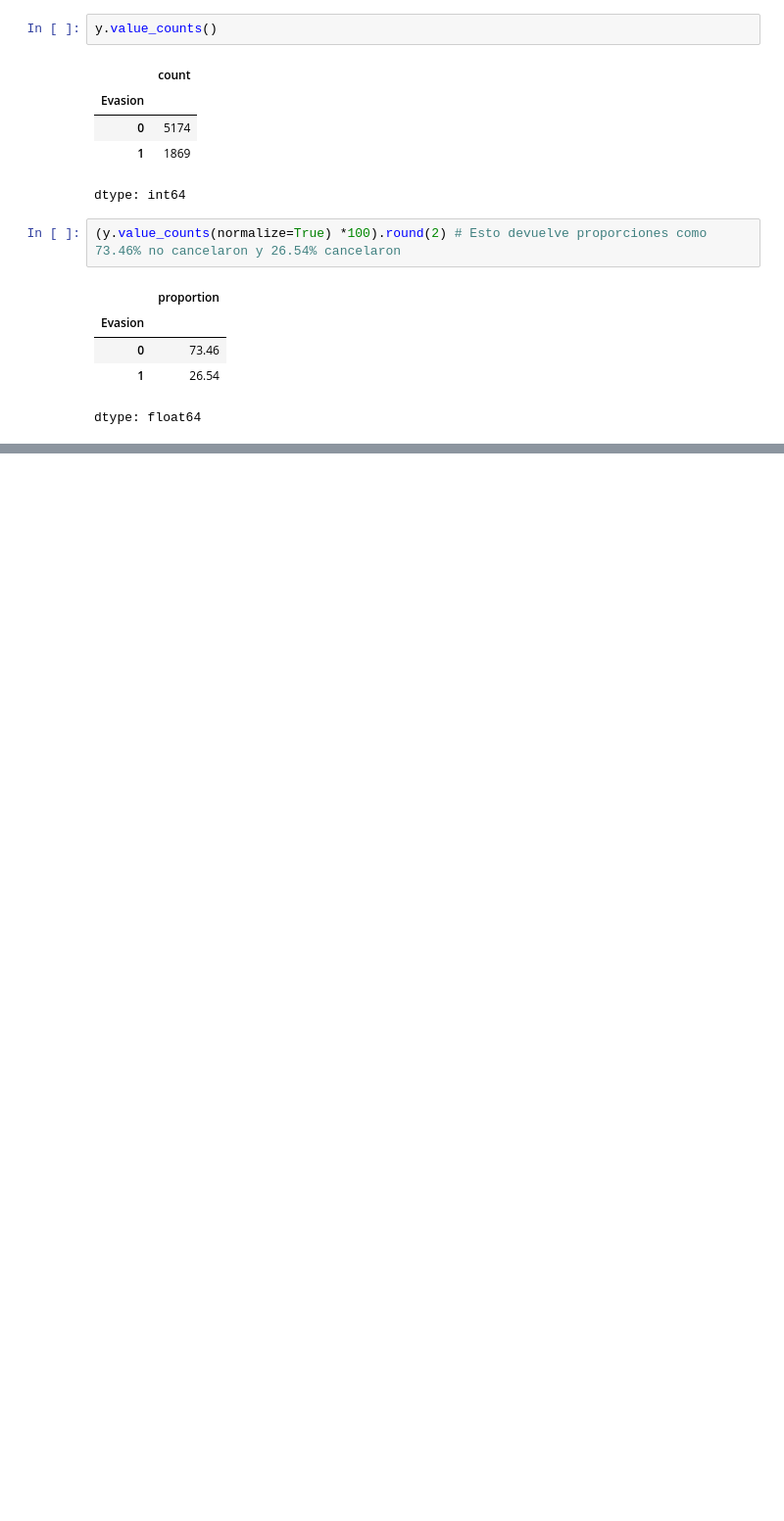
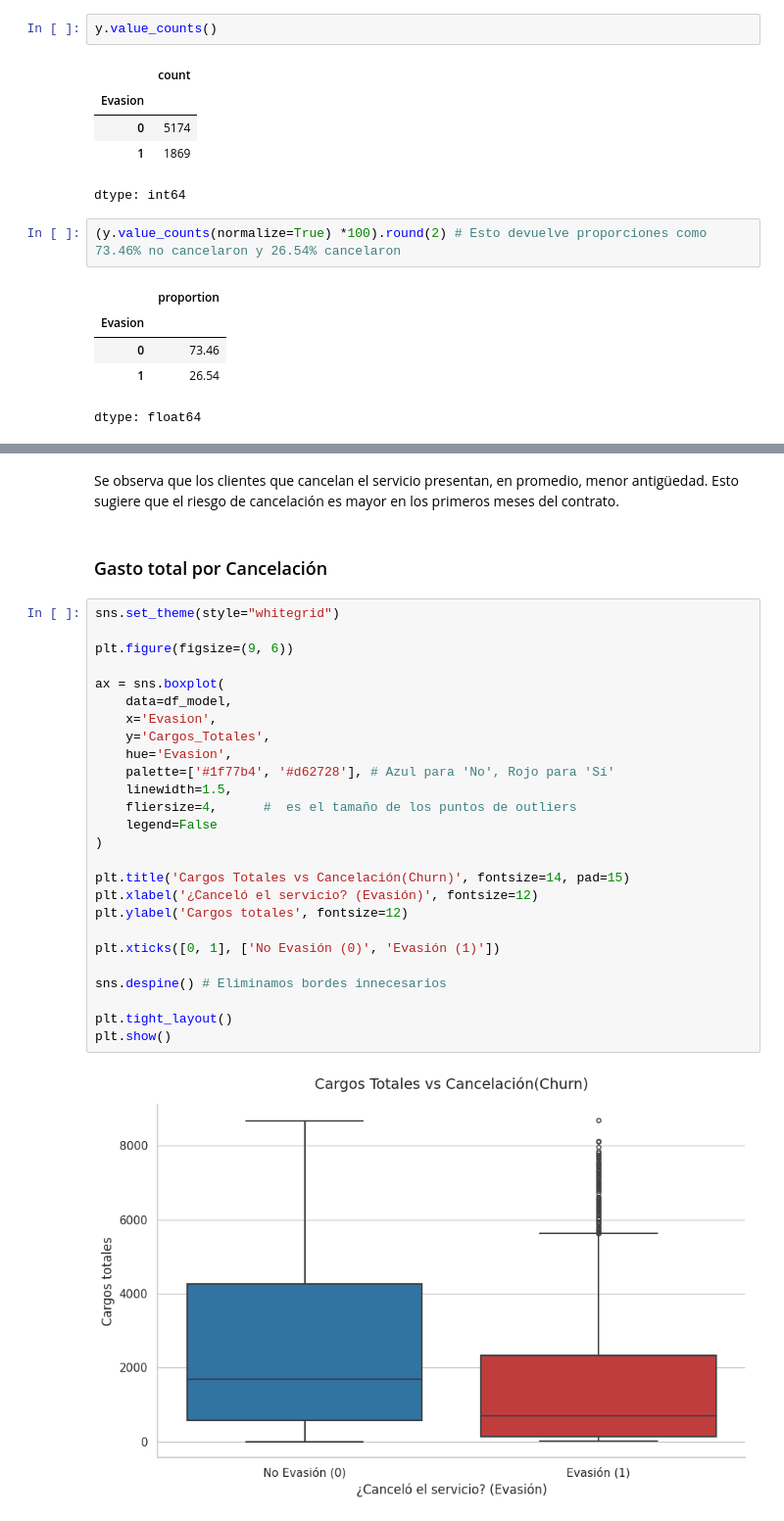
Before and after one commit to yaramirezte/TelecomX_LATAM-Parte-2, a Jupyter notebook: TelecomX_LATAM_parte_2.ipynb, the cells around one changed output, grey strips where cells are left out. Shown at 98% size. Saved outputs shown, nothing was run; the diff lists cells and outputs as text; blank space fills up the shorter version.

```diff
--- a/TelecomX_LATAM_parte_2.ipynb
+++ b/TelecomX_LATAM_parte_2.ipynb
@@ -201,0 +386,32 @@ Se observa un desbalance moderado en la variable objetivo (Evasion). Aproximadam
+# %% [markdown]
+Se observa que los clientes que cancelan el servicio presentan, en promedio, menor antigüedad. Esto sugiere que el riesgo de cancelación es mayor en los primeros meses del contrato.
+# %% [markdown]
+### Gasto total por Cancelación
+# %%
+sns.set_theme(style="whitegrid")
+
+plt.figure(figsize=(9, 6))
+
+ax = sns.boxplot(
+    data=df_model,
+    x='Evasion',
+    y='Cargos_Totales',
+    hue='Evasion',
+    palette=['#1f77b4', '#d62728'], # Azul para 'No', Rojo para 'Sí'
+    linewidth=1.5,
+    fliersize=4,      #  es el tamaño de los puntos de outliers
+    legend=False
+)
+
+plt.title('Cargos Totales vs Cancelación(Churn)', fontsize=14, pad=15)
+plt.xlabel('¿Canceló el servicio? (Evasión)', fontsize=12)
+plt.ylabel('Cargos totales', fontsize=12)
+
+plt.xticks([0, 1], ['No Evasión (0)', 'Evasión (1)'])
+
+sns.despine() # Eliminamos bordes innecesarios
+
+plt.tight_layout()
+plt.show()
+# %% [output]
+[figure, added]
```
Also changed, not shown: parts of 31 cells of this notebook.
